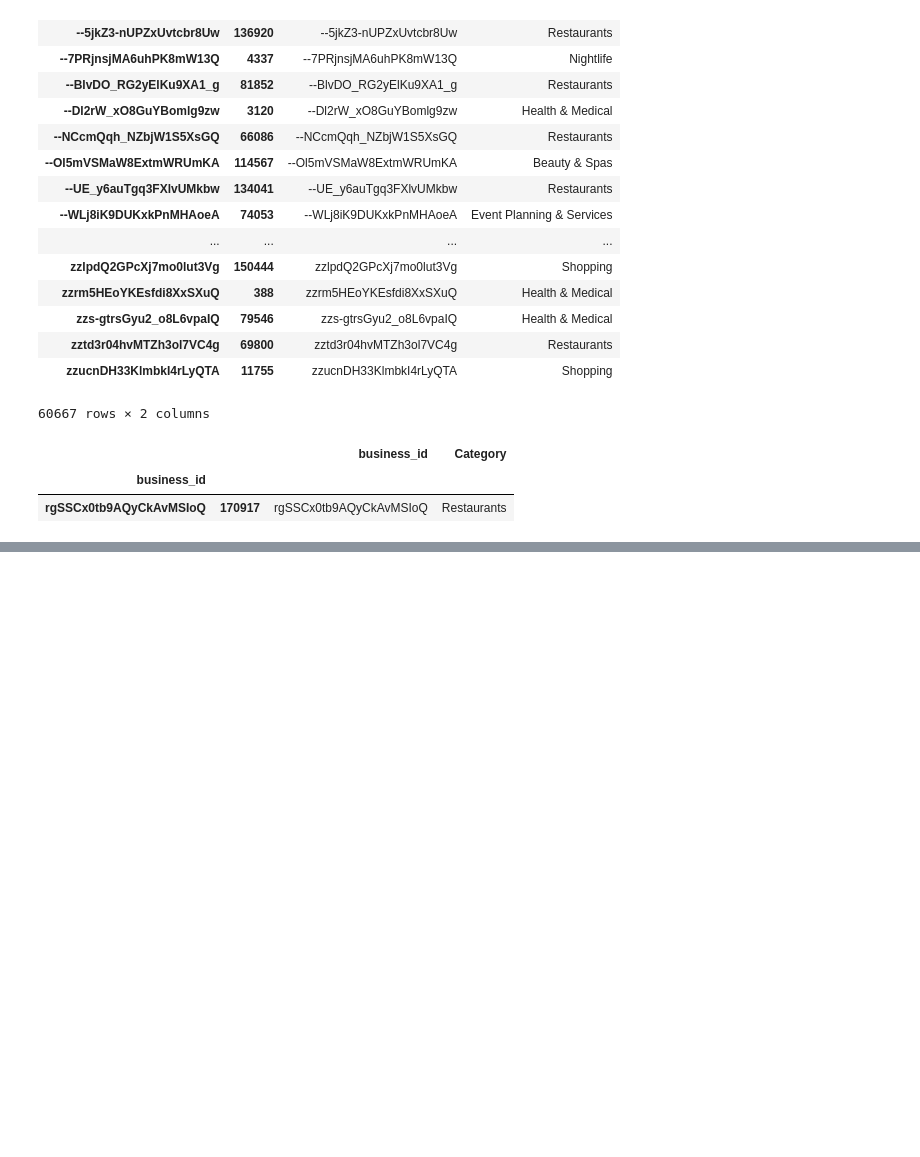
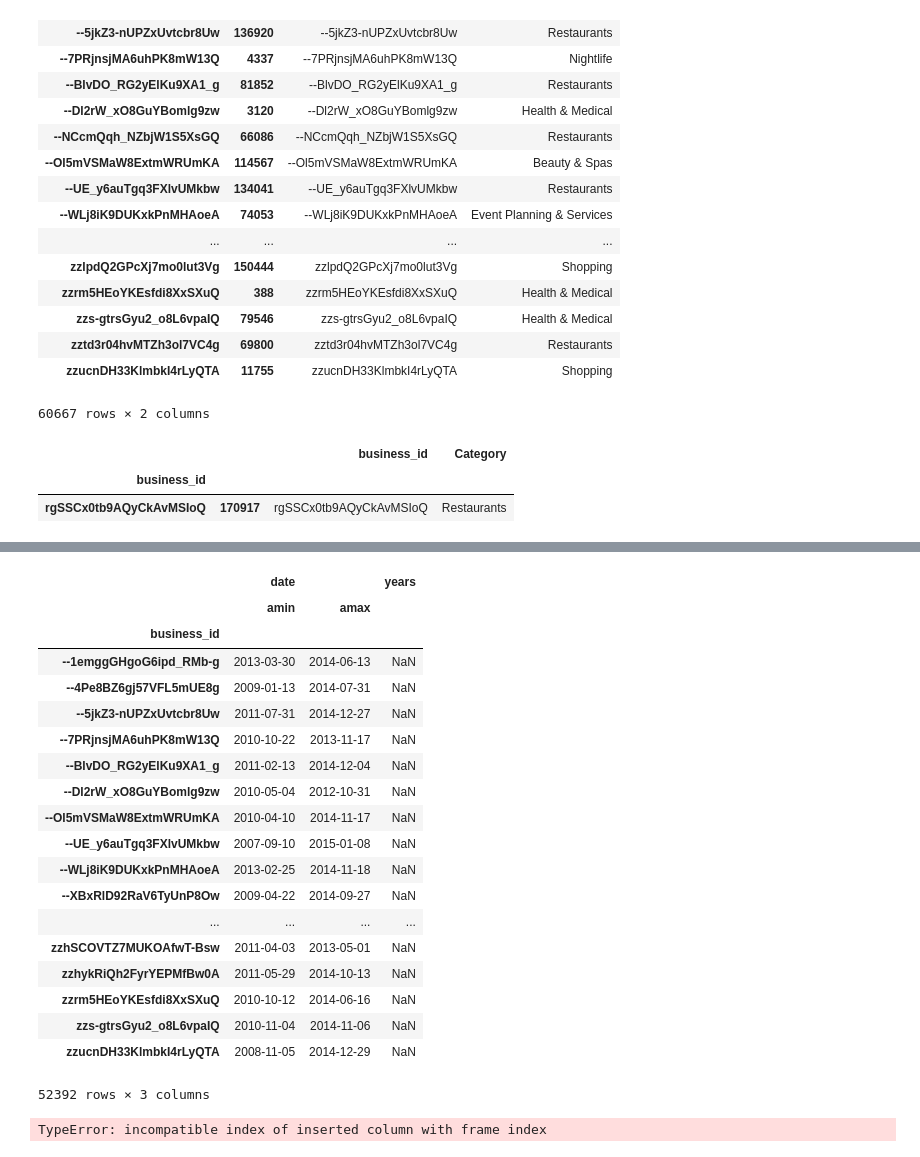
Before and after one commit to DistrictDataLabs/03-censusables, a Jupyter notebook: censusables/20150822.ipynb, the cells around one changed output, grey strips where cells are left out. Cells and saved outputs as stored; diff of their text form; code cells hidden in the pictures; blank space fills up the shorter version.

```diff
--- a/censusables/20150822.ipynb
+++ b/censusables/20150822.ipynb
@@ -267 +338,3 @@ business_cat_dedup[business_cat_dedup['business_id'] == 'rgSSCx0tb9AQyCkAvMSIoQ'
+# %%
+geo_review = business[['business_id','GISJOIN','Category','open']].merge(reviews[['business_id', 'date','stars','useful']])
 # %%
@@ -269,2 +342,34 @@ review_cats = reviews[['business_id', 'stars', 'useful']].merge(cats)
+# %%
+business_review_years = geo_review[['business_id','date']].groupby('business_id').agg({'date': [np.min,np.max]})
+# %%
+business_review_years
+# %% [output]
+|  | date |  | years |
+|  | amin | amax |  |
+| business_id |  |  |  |
+| --1emggGHgoG6ipd_RMb-g | 2013-03-30 | 2014-06-13 | NaN |
+| --4Pe8BZ6gj57VFL5mUE8g | 2009-01-13 | 2014-07-31 | NaN |
+| --5jkZ3-nUPZxUvtcbr8Uw | 2011-07-31 | 2014-12-27 | NaN |
+| --7PRjnsjMA6uhPK8mW13Q | 2010-10-22 | 2013-11-17 | NaN |
+| --BlvDO_RG2yElKu9XA1_g | 2011-02-13 | 2014-12-04 | NaN |
+| --Dl2rW_xO8GuYBomlg9zw | 2010-05-04 | 2012-10-31 | NaN |
+| --Ol5mVSMaW8ExtmWRUmKA | 2010-04-10 | 2014-11-17 | NaN |
+| --UE_y6auTgq3FXlvUMkbw | 2007-09-10 | 2015-01-08 | NaN |
+| --WLj8iK9DUKxkPnMHAoeA | 2013-02-25 | 2014-11-18 | NaN |
+| --XBxRlD92RaV6TyUnP8Ow | 2009-04-22 | 2014-09-27 | NaN |
+| ... | ... | ... | ... |
+| zzhSCOVTZ7MUKOAfwT-Bsw | 2011-04-03 | 2013-05-01 | NaN |
+| zzhykRiQh2FyrYEPMfBw0A | 2011-05-29 | 2014-10-13 | NaN |
+| zzrm5HEoYKEsfdi8XxSXuQ | 2010-10-12 | 2014-06-16 | NaN |
+| zzs-gtrsGyu2_o8L6vpaIQ | 2010-11-04 | 2014-11-06 | NaN |
+| zzucnDH33KlmbkI4rLyQTA | 2008-11-05 | 2014-12-29 | NaN |
+52392 rows × 3 columns
 # %%
 review_cats['wstars'] = review_cats.stars * (review_cats.useful + 1)
+# %%
+#reviews['useful'] = reviews['votes'].apply(lambda v: v['useful'])
+business_review_years['years'] = business_review_years[['date']].stack(level=0)[['amax']]
+#business_review_years[['date']].stack(level=0)[['amin','amax']]
+#business_review_years.stack(level=0)[['amin']]
+# %% [output]
+TypeError: incompatible index of inserted column with frame index
```
Also changed, not shown: parts of 15 cells of this notebook, 1 other file.
